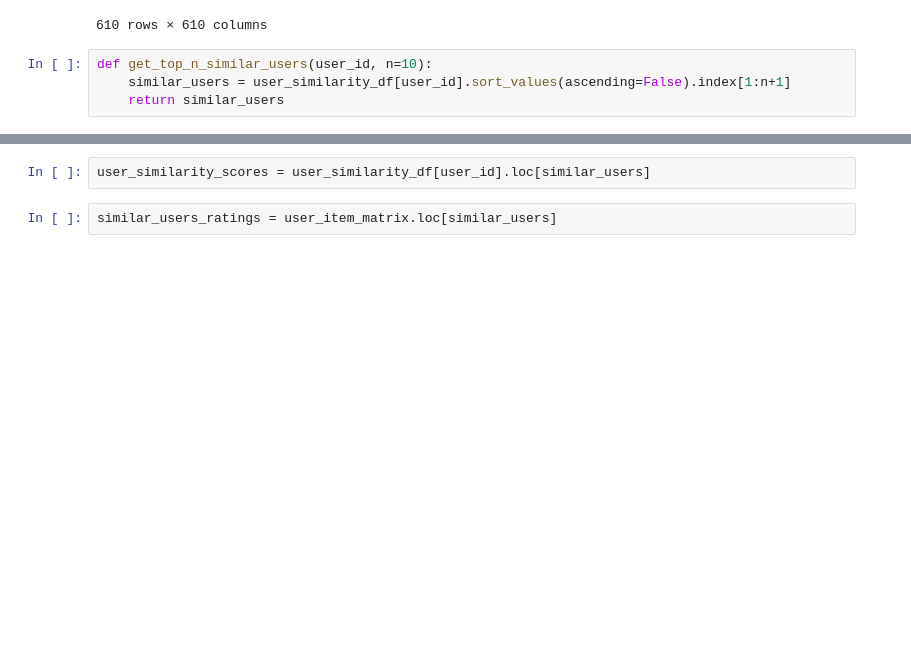
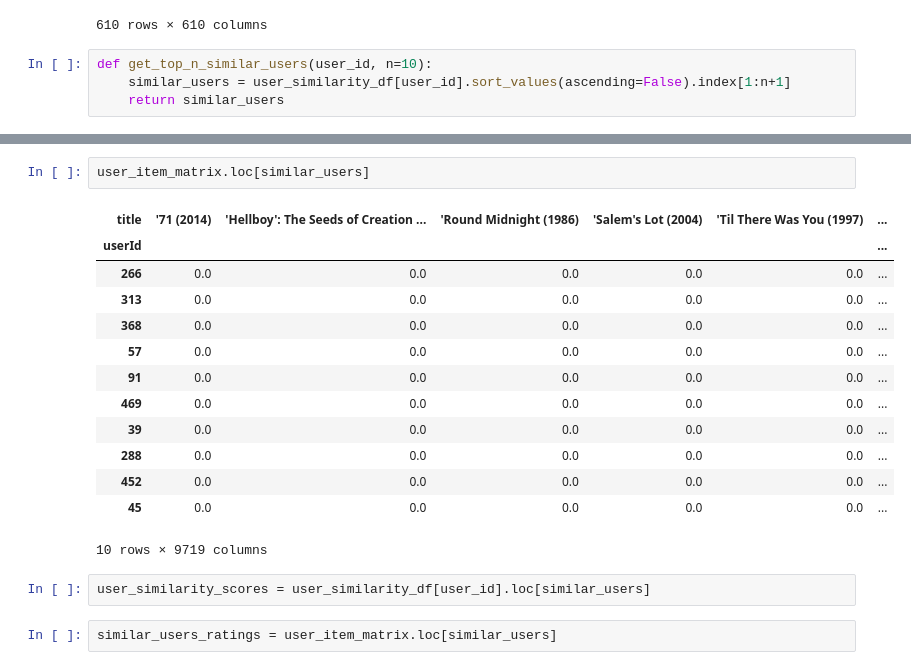
Before and after one commit to YuliiaChorna1/DataScience-10-Reccomender-systems, a Jupyter notebook: 10.1_lesson_practice.ipynb, the cells around one changed output, grey strips where cells are left out. Cells and saved outputs as stored; diff of their text form; blank space fills up the shorter version.

Commit message:
Recommendations: Cosine Similarity practice on movies

```diff
--- a/10.1_lesson_practice.ipynb
+++ b/10.1_lesson_practice.ipynb
@@ -79,3 +95,19 @@ NameError: name 'user_id' is not defined
+# %%
+user_item_matrix.loc[similar_users]
+# %% [output]
+| title | '71 (2014) | 'Hellboy': The Seeds of Creation ... | 'Round Midnight (1986) | 'Salem's Lot (2004) | 'Til There Was You (1997) | ... |
+| userId |  |  |  |  |  | ... |
+| 266 | 0.0 | 0.0 | 0.0 | 0.0 | 0.0 | ... |
+| 313 | 0.0 | 0.0 | 0.0 | 0.0 | 0.0 | ... |
+| 368 | 0.0 | 0.0 | 0.0 | 0.0 | 0.0 | ... |
+| 57 | 0.0 | 0.0 | 0.0 | 0.0 | 0.0 | ... |
+| 91 | 0.0 | 0.0 | 0.0 | 0.0 | 0.0 | ... |
+| 469 | 0.0 | 0.0 | 0.0 | 0.0 | 0.0 | ... |
+| 39 | 0.0 | 0.0 | 0.0 | 0.0 | 0.0 | ... |
+| 288 | 0.0 | 0.0 | 0.0 | 0.0 | 0.0 | ... |
+| 452 | 0.0 | 0.0 | 0.0 | 0.0 | 0.0 | ... |
+| 45 | 0.0 | 0.0 | 0.0 | 0.0 | 0.0 | ... |
+10 rows × 9719 columns
 # %%
 user_similarity_scores = user_similarity_df[user_id].loc[similar_users]
 # %%
```
Also changed, not shown: parts of 6 cells of this notebook.
